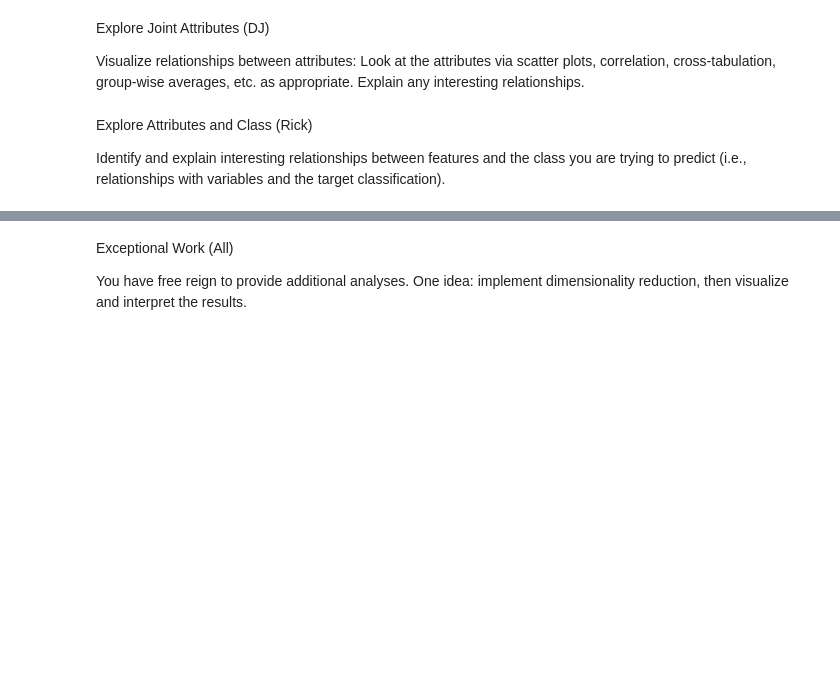
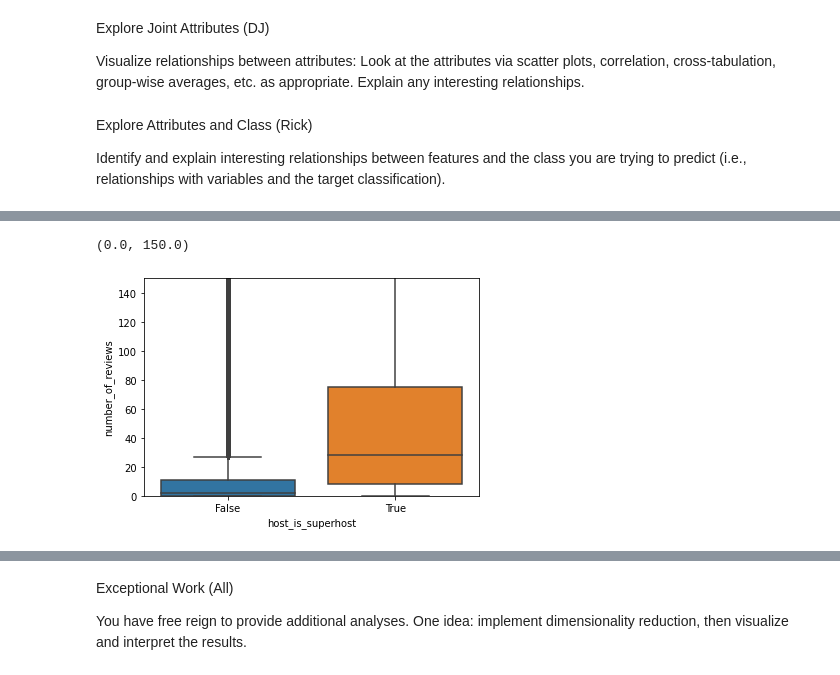
Before and after one commit to rickfontenot/airbnb, a Jupyter notebook: Lab1/Lab1_team_combined.ipynb, the cells around one changed output, grey strips where cells are left out. Saved outputs shown, nothing was run; the diff lists cells and outputs as text; code cells hidden in the pictures; blank space fills up the shorter version.

```diff
--- a/Lab1/Lab1_team_combined.ipynb
+++ b/Lab1/Lab1_team_combined.ipynb
@@ -661,0 +686,6 @@ Identify and explain interesting relationships between features and the class yo
+# %%
+sns.boxplot(x="host_is_superhost", y="number_of_reviews", data=listings[listings.host_is_superhost.notna()], orient='v')
+plt.ylim(0, 150)
+# %% [output]
+(0.0, 150.0)
+[figure, added]
```
Also changed, not shown: parts of 16 cells of this notebook.
